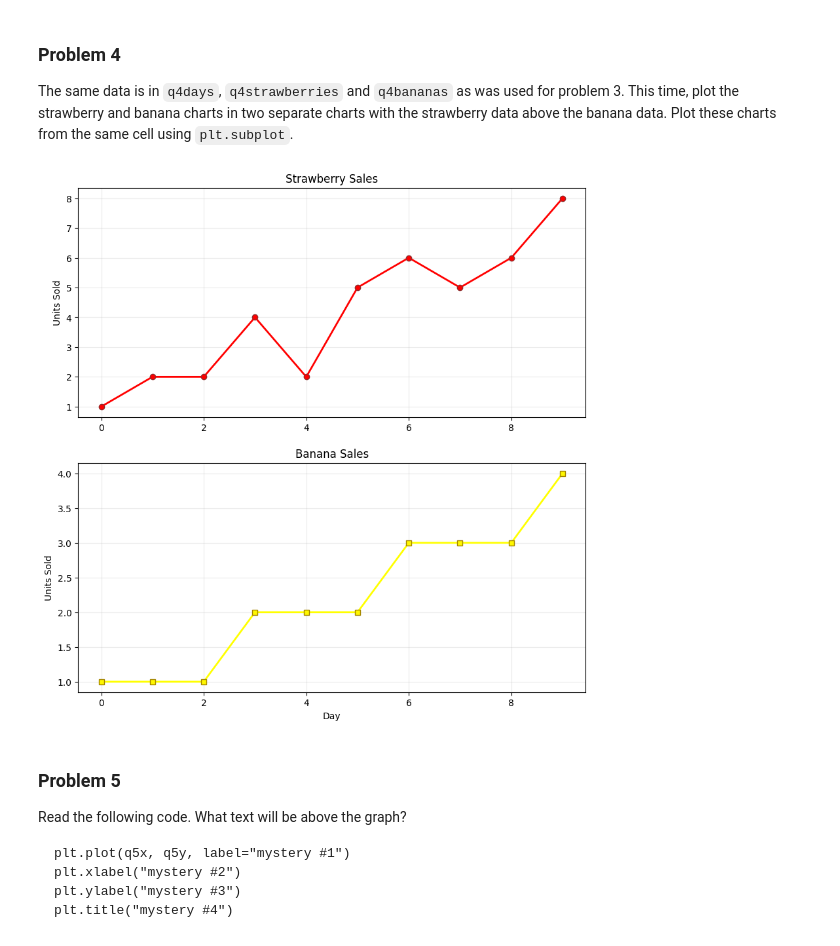
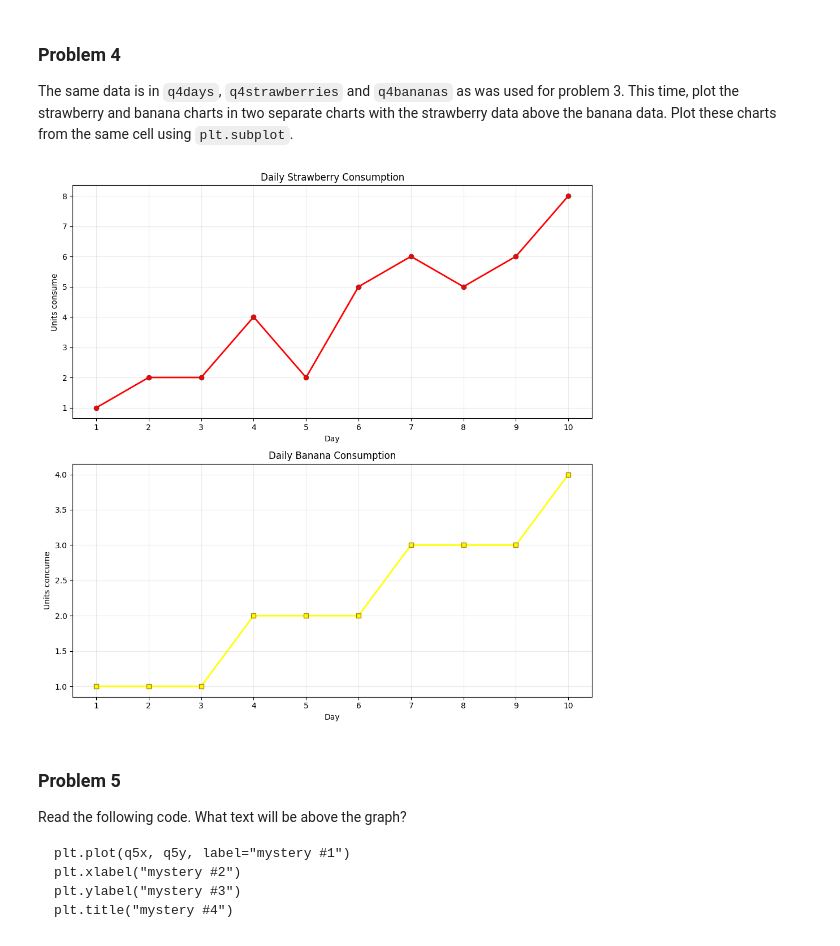
Before and after one commit to Quantum-Cosmic/dx602-homework-05, a Jupyter notebook: homework.ipynb, the cells around one changed output. Saved outputs shown, nothing was run; the diff lists cells and outputs as text; code cells hidden in the pictures.

```diff
--- a/homework.ipynb
+++ b/homework.ipynb
@@ -159,28 +160,32 @@ q4bananas = [1, 1, 1, 2, 2, 2, 3, 3, 3, 4]
 # %%
 # YOUR CHANGES HERE
 
 q4days = range(10)
 q4strawberries = [1, 2, 2, 4, 2, 5, 6, 5, 6, 8]
 q4bananas = [1, 1, 1, 2, 2, 2, 3, 3, 3, 4]
 
 plt.figure(figsize=(10, 10))
 
 # Strawberries - top chart
 plt.subplot(2, 1, 1)
 plt.plot(q4days, q4strawberries, 'red', marker='o', linewidth=2, markersize=6, markerfacecolor='#FF0000', markeredgecolor='#912E2E')
-plt.title('Strawberry Sales')
-plt.ylabel('Units Sold')
+plt.title('Daily Strawberry Consumption')
+plt.xlabel('Day')
+plt.ylabel('Units consume')
+plt.xticks(q4days, range(1, 11))
 plt.grid(True, alpha=0.25)
 
 # Bananas - bottom chart
 plt.subplot(2, 1, 2)
 plt.plot(q4days, q4bananas, 'yellow', marker='s', linewidth=2, markersize=6, markerfacecolor='#FFF700', markeredgecolor='#a48600')
-plt.title('Banana Sales')
+plt.title('Daily Banana Consumption')
 plt.xlabel('Day')
-plt.ylabel('Units Sold')
+plt.ylabel('Units concume')
+plt.xticks(q4days, range(1, 11))
 plt.grid(True, alpha=0.25)
+plt.tight_layout()
 # %% [output]
-[figure, old version]
+[figure, new version]
 # %% [markdown]
 ### Problem 5
 
```
Also changed, not shown: parts of 20 cells of this notebook, 1 other file.
